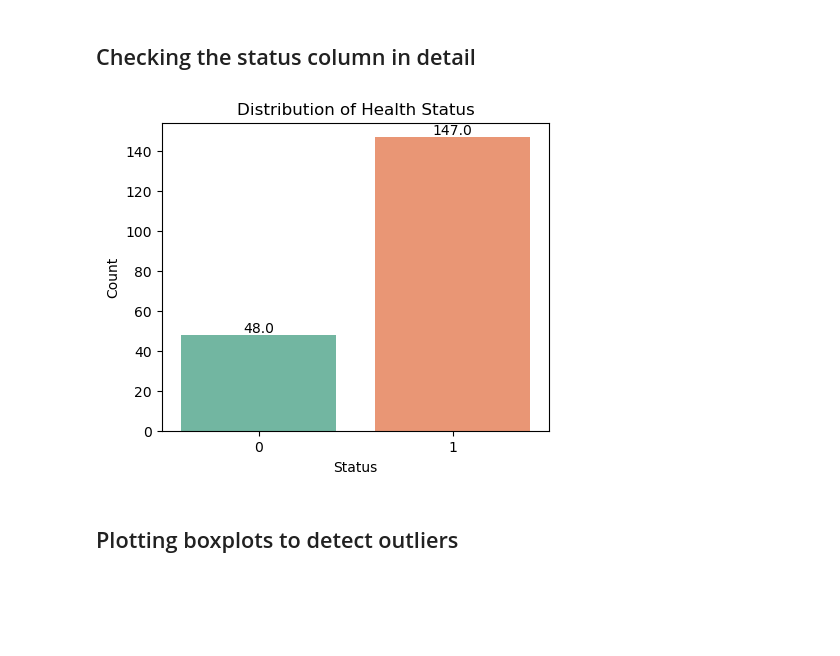
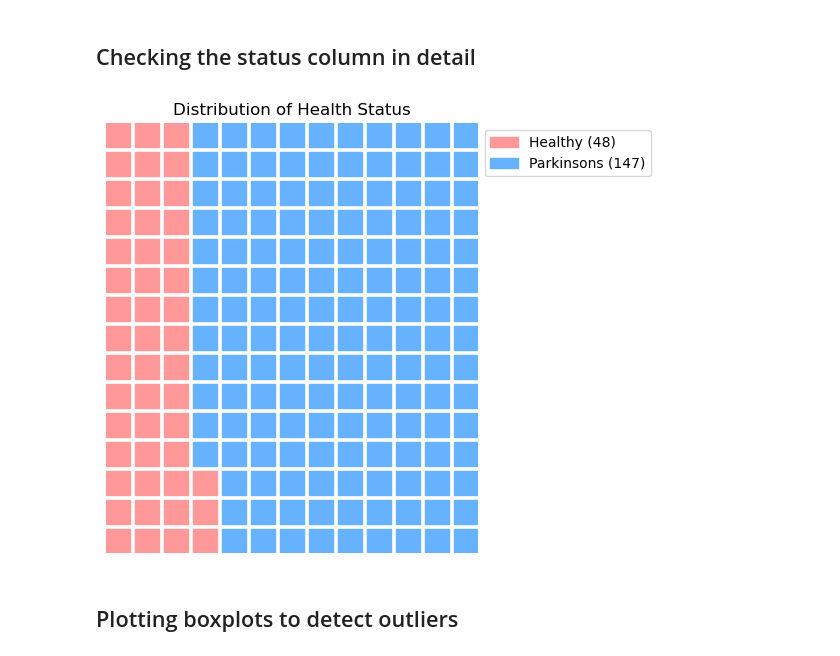
Before and after one commit to Takato-1887/Parkinson-s-Disease-Prediction, a Jupyter notebook: Parkinsons_Disease_Detection.ipynb, the cells around one changed output. Cells and saved outputs as stored; diff of their text form; code cells hidden in the pictures; blank space fills up the shorter version.

```diff
--- a/Parkinsons_Disease_Detection.ipynb
+++ b/Parkinsons_Disease_Detection.ipynb
@@ -114,22 +115,30 @@ plt.show()
 [figure]
 # %% [markdown]
 ## Checking the status column in detail
-# %%
-# Create count plot
-plt.figure(figsize=(5, 4))
-ax = sns.countplot(x='status', data=df, palette='Set2')
-
-# Annotate the counts on top of the bars
-for p in ax.patches:
-    height = p.get_height()
-    ax.annotate(f'{height}', (p.get_x() + p.get_width() / 2., height), ha='center', va='center', xytext=(0, 5), textcoords='offset points')
-
-plt.title('Distribution of Health Status')
-plt.xlabel('Status')
-plt.ylabel('Count')
-plt.show()
-# %% [output]
-[figure, removed]
+# %%
+
+# Calculate the counts for each status
+status_counts = df['status'].value_counts()
+
+# Define the data for the waffle chart
+data_dict = {
+    'Healthy': status_counts[0],
+    'Parkinsons': status_counts[1]
+}
+
+# Plot the waffle chart
+fig = plt.figure(
+    FigureClass=Waffle,
+    rows=15,
+    values=data_dict,
+    colors=('#FF9999', '#66B2FF'),
+    title={'label': 'Distribution of Health Status', 'loc': 'center'},
+    labels=[f"{k} ({v})" for k, v in data_dict.items()],
+    legend={'loc': 'upper left', 'bbox_to_anchor': (1, 1)}
+)
+plt.show()
+# %% [output]
+[figure, added]
 # %% [markdown]
 ## Plotting boxplots to detect outliers
 # %%
```
Also changed, not shown: parts of 1 cell of this notebook.
